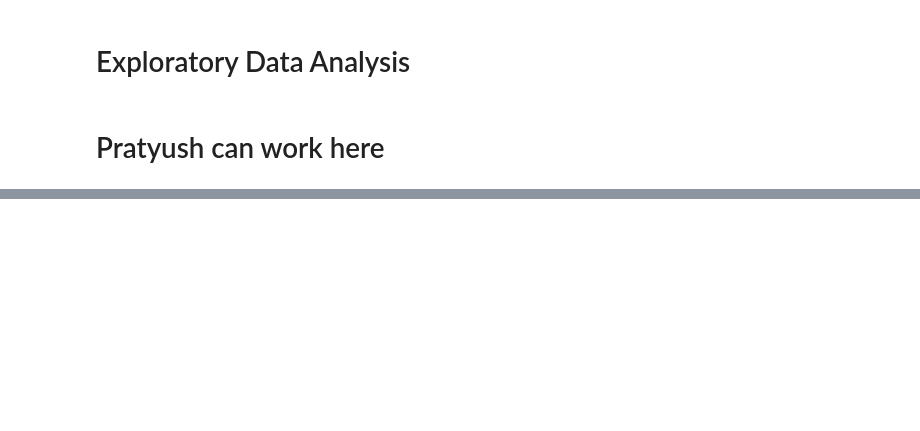
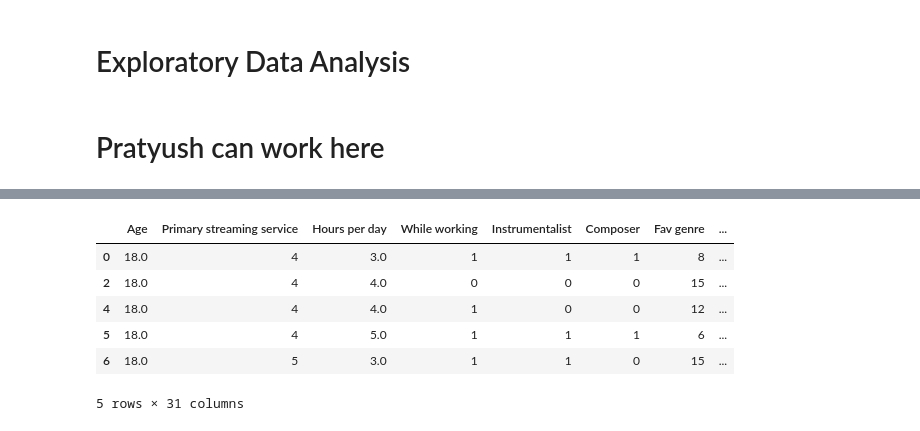
Before and after one commit to DivyanshTiwari23/BRSM_Project, a Jupyter notebook: BRSM_Project_Psyduck_2.ipynb, the cells around one changed output, grey strips where cells are left out. Saved outputs shown, nothing was run; the diff lists cells and outputs as text; code cells hidden in the pictures; blank space fills up the shorter version.

```diff
--- a/BRSM_Project_Psyduck_2.ipynb
+++ b/BRSM_Project_Psyduck_2.ipynb
@@ -277,0 +312,23 @@ plt.show()
+# %%
+# Divide each of the columns into 3 categories - Low, Medium, High
+# Low - 0-3
+# Medium - 4-6
+# High - 7-10
+
+df_c1['Anxiety_Class'] = df_c1['Anxiety'].apply(lambda x: 'Low' if x <= 3 else ('Medium' if x <= 6 else 'High'))
+df_c1['Depression_Class'] = df_c1['Depression'].apply(lambda x: 'Low' if x <= 3 else ('Medium' if x <= 6 else 'High'))
+df_c1['Insomnia_Class'] = df_c1['Insomnia'].apply(lambda x: 'Low' if x <= 3 else ('Medium' if x <= 6 else 'High'))
+df_c1['OCD_Class'] = df_c1['OCD'].apply(lambda x: 'Low' if x <= 3 else ('Medium' if x <= 6 else 'High'))
+
+
+# Drop the original columns
+df_c1.drop(columns=['Anxiety', 'Depression', 'Insomnia', 'OCD'], inplace=True)
+df_c1.head()
+# %% [output]
+|  | Age | Primary streaming service | Hours per day | While working | Instrumentalist | Composer | Fav genre | ... |
+| 0 | 18.0 | 4 | 3.0 | 1 | 1 | 1 | 8 | ... |
+| 2 | 18.0 | 4 | 4.0 | 0 | 0 | 0 | 15 | ... |
+| 4 | 18.0 | 4 | 4.0 | 1 | 0 | 0 | 12 | ... |
+| 5 | 18.0 | 4 | 5.0 | 1 | 1 | 1 | 6 | ... |
+| 6 | 18.0 | 5 | 3.0 | 1 | 1 | 0 | 15 | ... |
+5 rows × 31 columns
```
Also changed, not shown: parts of 17 cells of this notebook, 6 other files.
